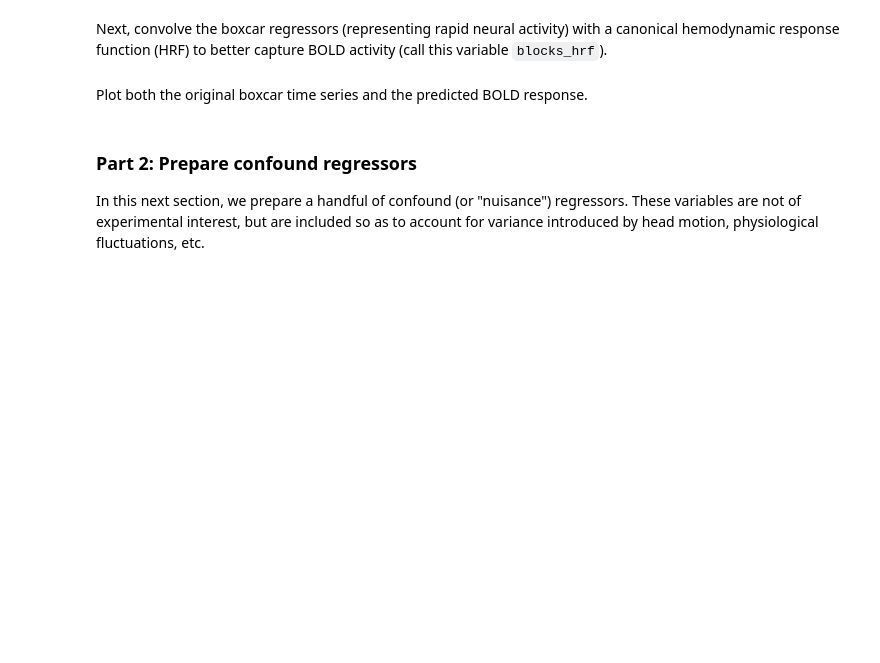
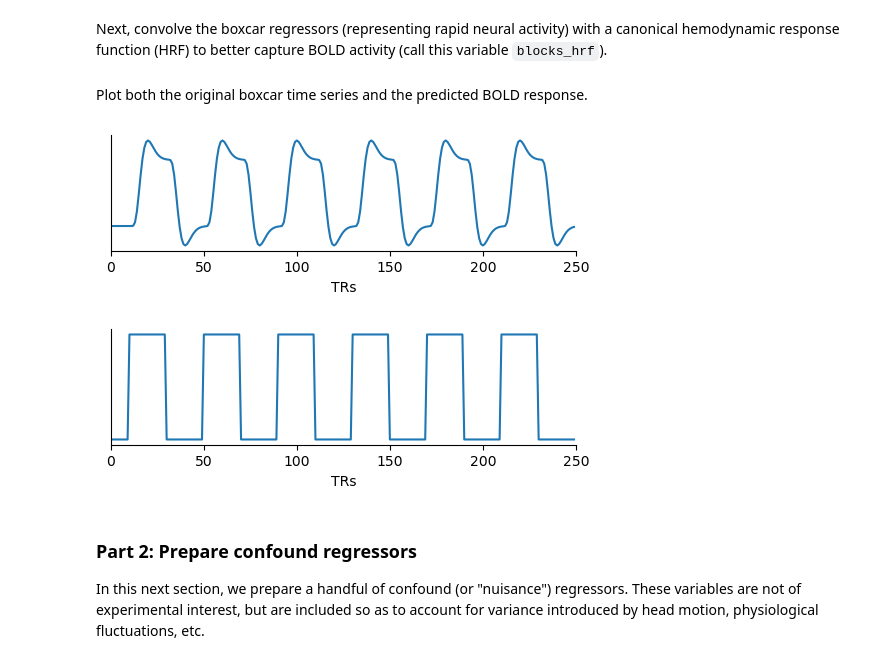
Before and after one commit to yunchang-z/neu502b-lab, a Jupyter notebook: fmri-04/fmri-04-glm.ipynb, the cells around one changed output. Drawn from its saved outputs; the diff is of its cells as text; code cells hidden in the pictures; blank space fills up the shorter version.

```diff
--- a/fmri-04/fmri-04-glm.ipynb
+++ b/fmri-04/fmri-04-glm.ipynb
@@ -29,0 +28,5 @@ Construct boxcar stimuli marking the checkerboard blocks based on the onset time
+# %%
+# Create boxcar regressors:
+stim_block = np.zeros(n_trs)
+for i in range(len(onsets)):
+    stim_block[onsets[i]:onsets[i]+block_duration] = 1
@@ -34,2 +51,7 @@ Next, convolve the boxcar regressors (representing rapid neural activity) with a
+# %%
+from nilearn.glm.first_level import glover_hrf
+hrf = glover_hrf(tr, oversampling=1, time_length=30)
+# Convolve with HRF:
+blocks_hrf = np.convolve(stim_block, hrf)[:n_trs]
 # %% [markdown]
 Plot both the original boxcar time series and the predicted BOLD response.
@@ -38,3 +58,17 @@ Plot both the original boxcar time series and the predicted BOLD response.
+# %%
+# Plot boxcar and HRF-convolved time series:
+fig, ax = plt.subplots(figsize=(6, 1.5))
+ax.plot(blocks_hrf)
+ax.set(xlabel='TRs', xlim=(0, n_trs), yticks=[])
+sns.despine()
+
+fig, ax = plt.subplots(figsize=(6, 1.5))
+ax.plot(stim_block)
+ax.set(xlabel='TRs', xlim=(0, n_trs), yticks=[])
+sns.despine()
+# %% [output]
+[figure, added]
+[figure, added]
 # %% [markdown]
 ### Part 2: Prepare confound regressors
 
```
Also changed, not shown: parts of 4 cells of this notebook, 1 other file.
